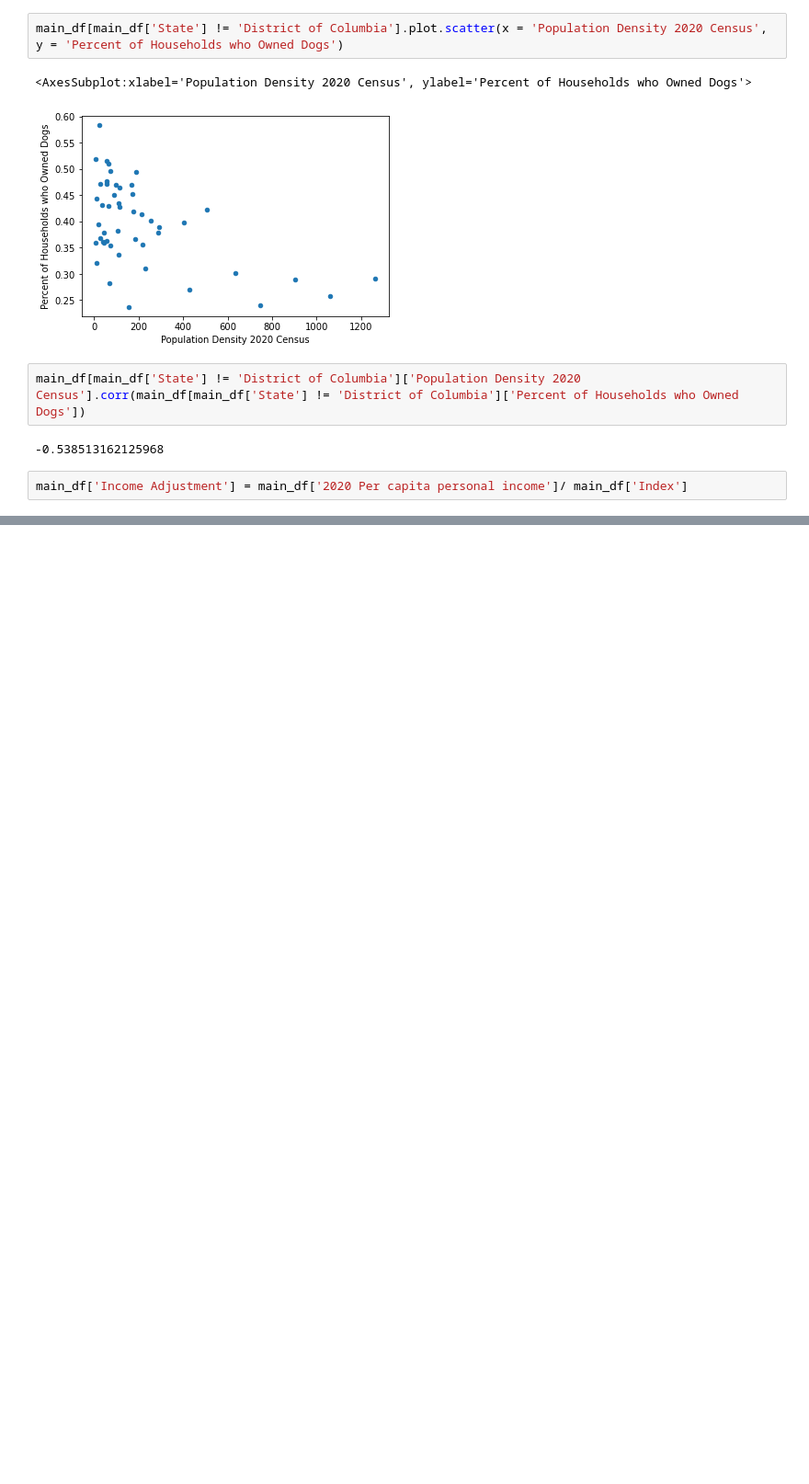
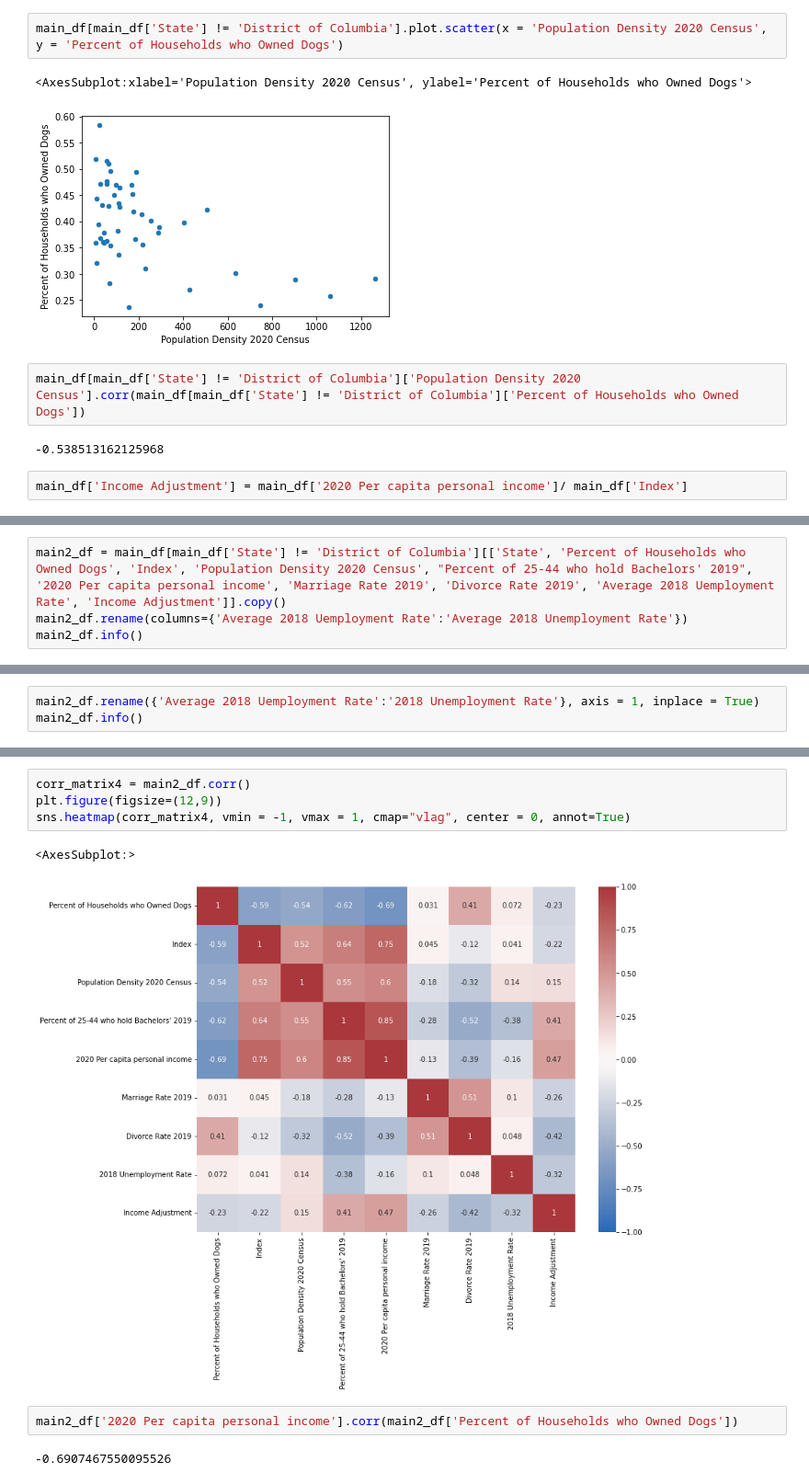
Before and after one commit to lejaja9/pandas-2, a Jupyter notebook: corr.ipynb, the cells around one changed output, grey strips where cells are left out. Shown at 92% size. Drawn from its saved outputs; the diff is of its cells as text; blank space fills up the shorter version.

```diff
--- a/corr.ipynb
+++ b/corr.ipynb
@@ -425,0 +443,4 @@ main_df.corr()
+# %%
+main2_df = main_df[main_df['State'] != 'District of Columbia'][['State', 'Percent of Households who Owned Dogs', 'Index', 'Population Density 2020 Census', "Percent of 25-44 who hold Bachelors' 2019", '2020 Per capita personal income', 'Marriage Rate 2019', 'Divorce Rate 2019', 'Average 2018 Uemployment Rate', 'Income Adjustment']].copy()
+main2_df.rename(columns={'Average 2018 Uemployment Rate':'Average 2018 Unemployment Rate'})
+main2_df.info()
@@ -425,0 +465,3 @@ main_df.corr()
+# %%
+main2_df.rename({'Average 2018 Uemployment Rate':'2018 Unemployment Rate'}, axis = 1, inplace = True)
+main2_df.info()
@@ -425,0 +486,11 @@ main_df.corr()
+# %%
+corr_matrix4 = main2_df.corr()
+plt.figure(figsize=(12,9))
+sns.heatmap(corr_matrix4, vmin = -1, vmax = 1, cmap="vlag", center = 0, annot=True)
+# %% [output]
+<AxesSubplot:>
+[figure, added]
+# %%
+main2_df['2020 Per capita personal income'].corr(main2_df['Percent of Households who Owned Dogs'])
+# %% [output]
+-0.6907467550095526
```
Also changed, not shown: parts of 10 cells of this notebook, 1 other file.
